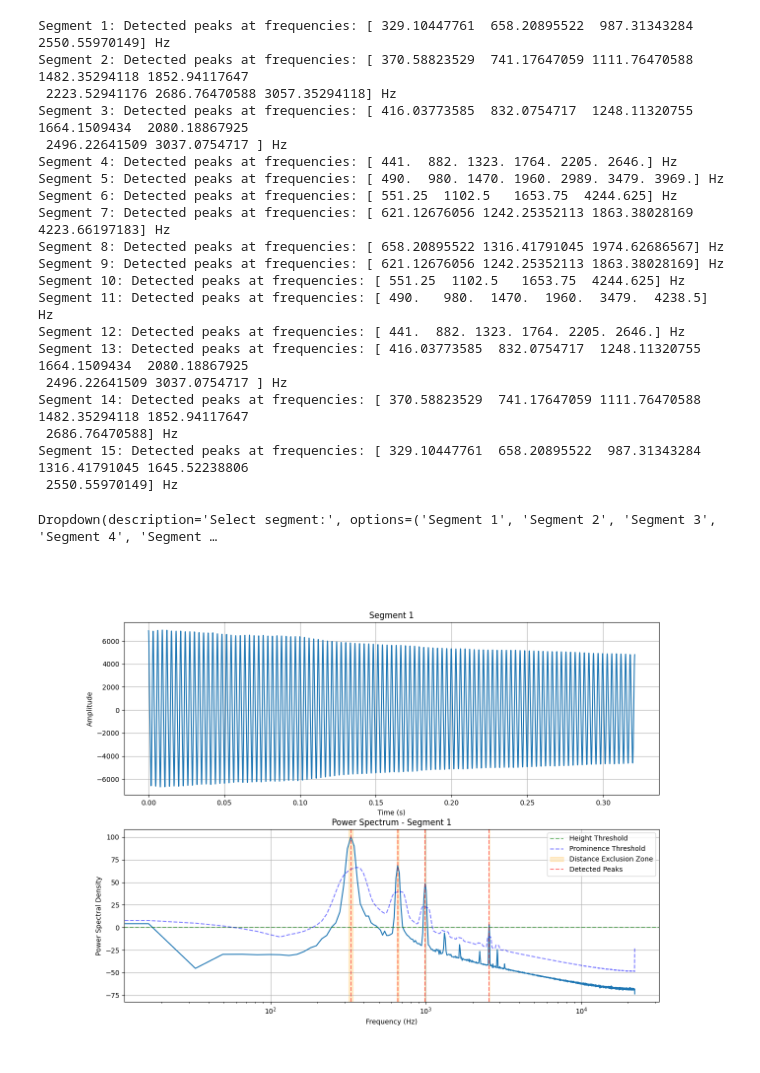
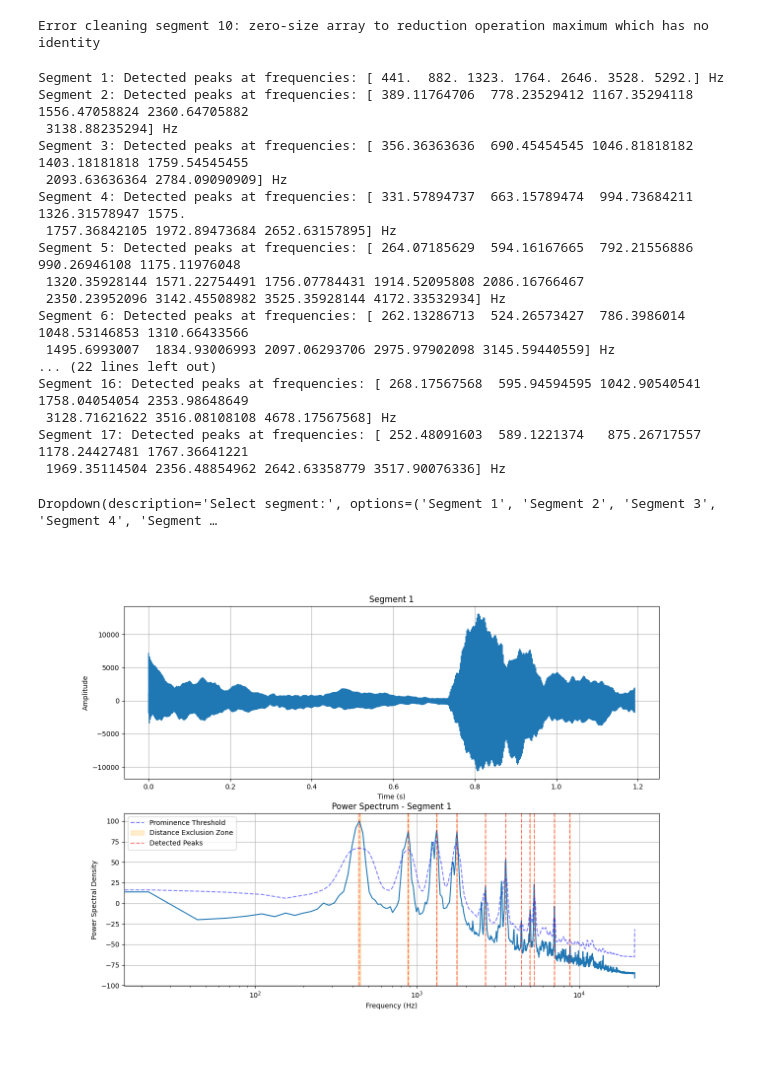
Before and after one commit to Lvetto/lmd_organo, a Jupyter notebook: onset_detection.ipynb, the cells around one changed output. Cells and saved outputs as stored; diff of their text form; code cells hidden in the pictures.

```diff
--- a/onset_detection.ipynb
+++ b/onset_detection.ipynb
@@ -69,7 +73,7 @@ def compute_spectral_flux(segment, frame_size, hop_size):
 
     return inds, spectral_flux
 
-def detect_onsets(signal, fs):
+def detect_onsets(signal, fs, convolve_window=5, prominence=1000, distance=10):
     """Detect onsets from the signal."""
 
     frame_size = 1024
@@ -77,7 +81,8 @@ def detect_onsets(signal, fs):
 
     inds, spectral_flux = compute_spectral_flux(signal, frame_size, hop_size)
 
-    flux_peaks, _ = sp.signal.find_peaks(spectral_flux, prominence=1000, distance=10)
+    smooth_flux = np.convolve(spectral_flux, np.ones(convolve_window)/convolve_window, mode='same')
+    flux_peaks, _ = sp.signal.find_peaks(smooth_flux, prominence=prominence, distance=distance)
 
     return inds[flux_peaks]
 
@@ -190,6 +194,7 @@ Dropdown(description='Select file:', options=('Piano scala MI - lento.wav', 'Pia
 # %%
-filename = "Piano scala Mi - veloe legato.wav"
+#filename = "Piano scala Mi - veloe legato.wav"
 #filename = piano_files[0]  # Use the first file by default
+filename = file_select.value  # Use the selected file from the dropdown
 
 waveform = waveform_dict[filename][1]
 fs = waveform_dict[filename][0]
@@ -280,5 +286,8 @@ def compute_avg_spectrum_nperiods(segment, fs, n_periods=10):
 # compute power spectrum for each segment
 power_spectra = []
 for segment in segments:
-    freqs, psd = compute_avg_spectrum_nperiods(segment, fs, n_periods=20)
-    power_spectra.append((freqs, psd))
+    try:
+        freqs, psd = compute_avg_spectrum_nperiods(segment, fs, n_periods=20)
+        power_spectra.append((freqs, psd))
+    except Exception as e:
+        print(f"Error processing segment: {e}")
@@ -288,24 +300,30 @@ def cleanup_segments(segments, fs, min_duration_secs=0.1, window_size=2048):
     Cut each segment again, to remove small amplitude tails at the beginning and end of each segment.
     """
     for i in range(len(segments)):
-        segment = segments[i]
+        try:
+            segment = segments[i]
 
-        segment_peaks, _ = sp.signal.find_peaks(segment, height=np.max(segment)*0.1)
+            segment_peaks, _ = sp.signal.find_peaks(segment, height=np.max(segment)*0.1)
 
-        if len(segment_peaks) == 0:
+            if len(segment_peaks) == 0:
+                segments[i] = None  # Mark for removal
+                continue
+
+            start_sample = segment_peaks[0]
+            end_sample = segment_peaks[-1]
+
+            segments[i] = segment[start_sample:end_sample]
+        except Exception as e:
+            print(f"Error cleaning segment {i}: {e}")
             segments[i] = None  # Mark for removal
-            continue
-
-        start_sample = segment_peaks[0]
-        end_sample = segment_peaks[-1]
-
-        segments[i] = segment[start_sample:end_sample]
 
     # Remove segments that are too short
     segments = [seg for seg in segments if seg is not None]
     return segments
 # %%
 segments = cleanup_segments(segments, fs, min_duration_secs=0.1, window_size=2048)
+# %% [output]
+Error cleaning segment 10: zero-size array to reduction operation maximum which has no identity
 # %%
 avg_amplitudes = np.array([np.mean(np.abs(seg)) for seg in segments])
 
@@ -340,26 +358,23 @@ for i, (freqs, psd) in enumerate(power_spectra):
 
     print(f"Segment {i+1}: Detected peaks at frequencies: {spectrum_peaks[-1]} Hz")
 # %% [output]
-Segment 1: Detected peaks at frequencies: [ 329.10447761  658.20895522  987.31343284 2550.55970149] Hz
-Segment 2: Detected peaks at frequencies: [ 370.58823529  741.17647059 1111.76470588 1482.35294118 1852.94117647
- 2223.52941176 2686.76470588 3057.35294118] Hz
-Segment 3: Detected peaks at frequencies: [ 416.03773585  832.0754717  1248.11320755 1664.1509434  2080.18867925
- 2496.22641509 3037.0754717 ] Hz
-Segment 4: Detected peaks at frequencies: [ 441.  882. 1323. 1764. 2205. 2646.] Hz
-Segment 5: Detected peaks at frequencies: [ 490.  980. 1470. 1960. 2989. 3479. 3969.] Hz
-Segment 6: Detected peaks at frequencies: [ 551.25  1102.5   1653.75  4244.625] Hz
-Segment 7: Detected peaks at frequencies: [ 621.12676056 1242.25352113 1863.38028169 4223.66197183] Hz
-Segment 8: Detected peaks at frequencies: [ 658.20895522 1316.41791045 1974.62686567] Hz
-Segment 9: Detected peaks at frequencies: [ 621.12676056 1242.25352113 1863.38028169] Hz
-Segment 10: Detected peaks at frequencies: [ 551.25  1102.5   1653.75  4244.625] Hz
-Segment 11: Detected peaks at frequencies: [ 490.   980.  1470.  1960.  3479.  4238.5] Hz
-Segment 12: Detected peaks at frequencies: [ 441.  882. 1323. 1764. 2205. 2646.] Hz
-Segment 13: Detected peaks at frequencies: [ 416.03773585  832.0754717  1248.11320755 1664.1509434  2080.18867925
- 2496.22641509 3037.0754717 ] Hz
-Segment 14: Detected peaks at frequencies: [ 370.58823529  741.17647059 1111.76470588 1482.35294118 1852.94117647
- 2686.76470588] Hz
-Segment 15: Detected peaks at frequencies: [ 329.10447761  658.20895522  987.31343284 1316.41791045 1645.52238806
- 2550.55970149] Hz
+Segment 1: Detected peaks at frequencies: [ 441.  882. 1323. 1764. 2646. 3528. 5292.] Hz
+Segment 2: Detected peaks at frequencies: [ 389.11764706  778.23529412 1167.35294118 1556.47058824 2360.64705882
+ 3138.88235294] Hz
+Segment 3: Detected peaks at frequencies: [ 356.36363636  690.45454545 1046.81818182 1403.18181818 1759.54545455
+ 2093.63636364 2784.09090909] Hz
+Segment 4: Detected peaks at frequencies: [ 331.57894737  663.15789474  994.73684211 1326.31578947 1575.
+ 1757.36842105 1972.89473684 2652.63157895] Hz
+Segment 5: Detected peaks at frequencies: [ 264.07185629  594.16167665  792.21556886  990.26946108 1175.11976048
+ 1320.35928144 1571.22754491 1756.07784431 1914.52095808 2086.16766467
+ 2350.23952096 3142.45508982 3525.35928144 4172.33532934] Hz
+Segment 6: Detected peaks at frequencies: [ 262.13286713  524.26573427  786.3986014  1048.53146853 1310.66433566
+ 1495.6993007  1834.93006993 2097.06293706 2975.97902098 3145.59440559] Hz
+... (22 lines left out)
+Segment 16: Detected peaks at frequencies: [ 268.17567568  595.94594595 1042.90540541 1758.04054054 2353.98648649
+ 3128.71621622 3516.08108108 4678.17567568] Hz
+Segment 17: Detected peaks at frequencies: [ 252.48091603  589.1221374   875.26717557 1178.24427481 1767.36641221
+ 1969.35114504 2356.48854962 2642.63358779 3517.90076336] Hz
 # %%
 segment_select = widgets.Dropdown(
     options=[f"Segment {i+1}" for i in range(len(segments))],
@@ -413,41 +428,40 @@ def on_segment_change(change):
     peaks_params = {
         #"prominence": 100,
         "prominence": 20,
-        "height": 0,
         "distance": 10
     }
 
     if "height" in peaks_params:
         segment_ax[1].axhline(y=peaks_params["height"], color='g', linestyle='--', alpha=0.5, label='Height Threshold')
 
     if "prominence" in peaks_params:
         y_moving_avg = sp.signal.convolve(norm_spectrum, np.ones(10)/10, mode='same')
         y_plus_prominence = y_moving_avg + peaks_params["prominence"]
         segment_ax[1].plot(power_spectra[index][0], y_plus_prominence, color='b', linestyle='--', alpha=0.5, label='Prominence Threshold')
 
     peaks, _ = sp.signal.find_peaks(norm_spectrum, **peaks_params)
 
     if "distance" in peaks_params:
         for peak in peaks:
             x1 = power_spectra[index][0][peak] - peaks_params["distance"]
             x2 = power_spectra[index][0][peak] + peaks_params["distance"]
             segment_ax[1].axvspan(x1, x2, color='orange', alpha=0.2, label='Distance Exclusion Zone' if peak == peaks[0] else "")
 
 
     for peak in peaks:
         segment_ax[1].axvline(x=power_spectra[index][0][peak], color='r', linestyle='--', alpha=0.5, label='Detected Peaks' if peak == peaks[0] else "")
 
     segment_ax[1].legend()
 
     segment_fig.canvas.draw()
 
 segment_select.observe(on_segment_change, names='value')
 display(segment_select)
 on_segment_change({'new': segment_select.value})  # Initialize with the first segment
 plt.show()
 # %% [output]
 Dropdown(description='Select segment:', options=('Segment 1', 'Segment 2', 'Segment 3', 'Segment 4', 'Segment …
-[figure, old version]
+[figure, new version]
 # %%
 from numpy.strings import index
 
```
Also changed, not shown: parts of 13 cells of this notebook, 2 other files.
